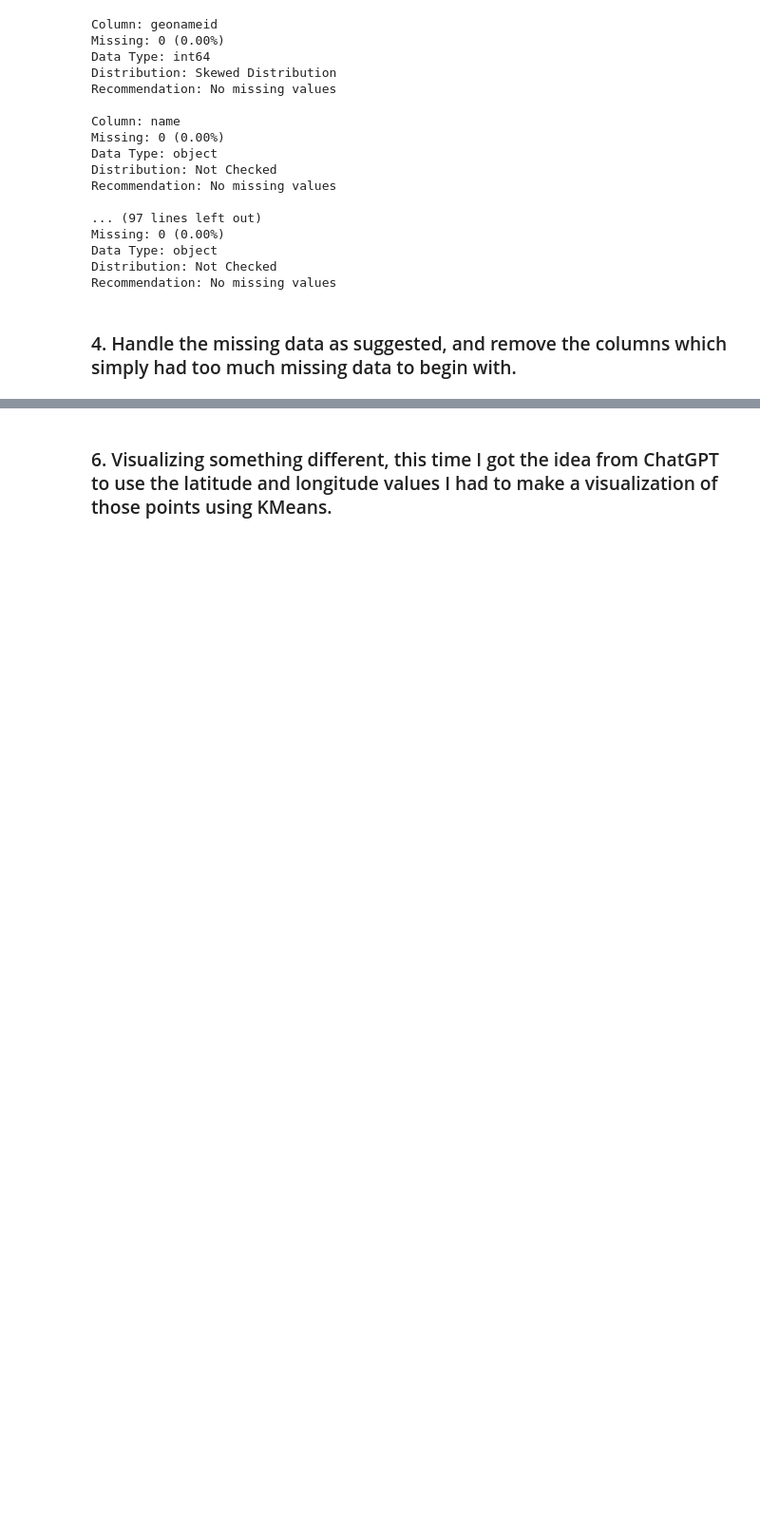
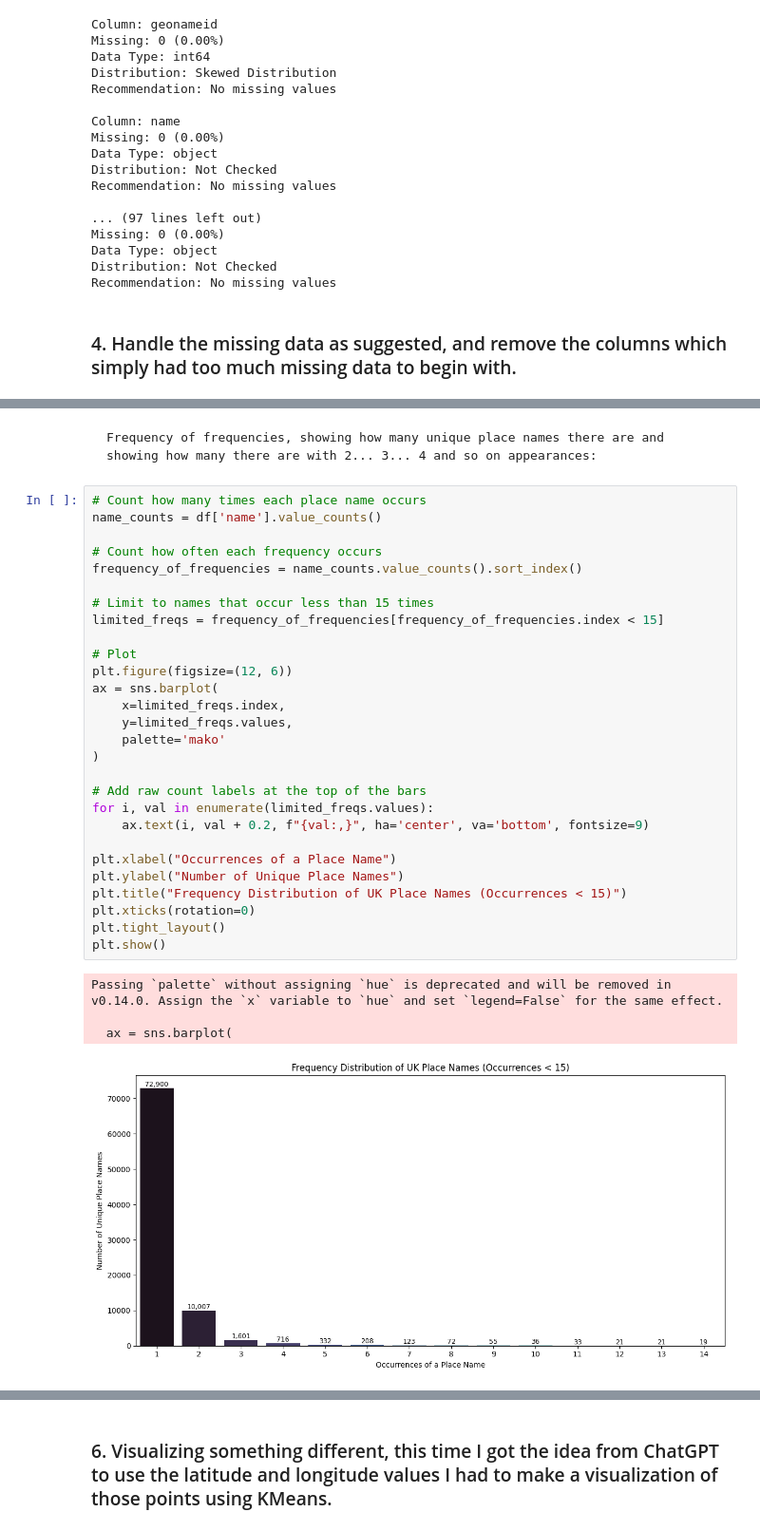
Before and after one commit to oskariOAK/Miniprojekti, a Jupyter notebook: Miniproject/Miniproject.ipynb, the cells around one changed output, grey strips where cells are left out. Shown at 95% size. Saved outputs shown, nothing was run; the diff lists cells and outputs as text; blank space fills up the shorter version.

```diff
--- a/Miniproject/Miniproject.ipynb
+++ b/Miniproject/Miniproject.ipynb
@@ -252,0 +284,35 @@ Passing `palette` without assigning `hue` is deprecated and will be removed in v
+# %% [markdown]
+    Frequency of frequencies, showing how many unique place names there are and showing how many there are with 2... 3... 4 and so on appearances:
+# %%
+# Count how many times each place name occurs
+name_counts = df['name'].value_counts()
+
+# Count how often each frequency occurs
+frequency_of_frequencies = name_counts.value_counts().sort_index()
+
+# Limit to names that occur less than 15 times
+limited_freqs = frequency_of_frequencies[frequency_of_frequencies.index < 15]
+
+# Plot
+plt.figure(figsize=(12, 6))
+ax = sns.barplot(
+    x=limited_freqs.index,
+    y=limited_freqs.values,
+    palette='mako'
+)
+
+# Add raw count labels at the top of the bars
+for i, val in enumerate(limited_freqs.values):
+    ax.text(i, val + 0.2, f"{val:,}", ha='center', va='bottom', fontsize=9)
+
+plt.xlabel("Occurrences of a Place Name")
+plt.ylabel("Number of Unique Place Names")
+plt.title("Frequency Distribution of UK Place Names (Occurrences < 15)")
+plt.xticks(rotation=0)
+plt.tight_layout()
+plt.show()
+# %% [output]
+Passing `palette` without assigning `hue` is deprecated and will be removed in v0.14.0. Assign the `x` variable to `hue` and set `legend=False` for the same effect.
+
+  ax = sns.barplot(
+[figure, added]
```
Also changed, not shown: parts of 16 cells of this notebook.
